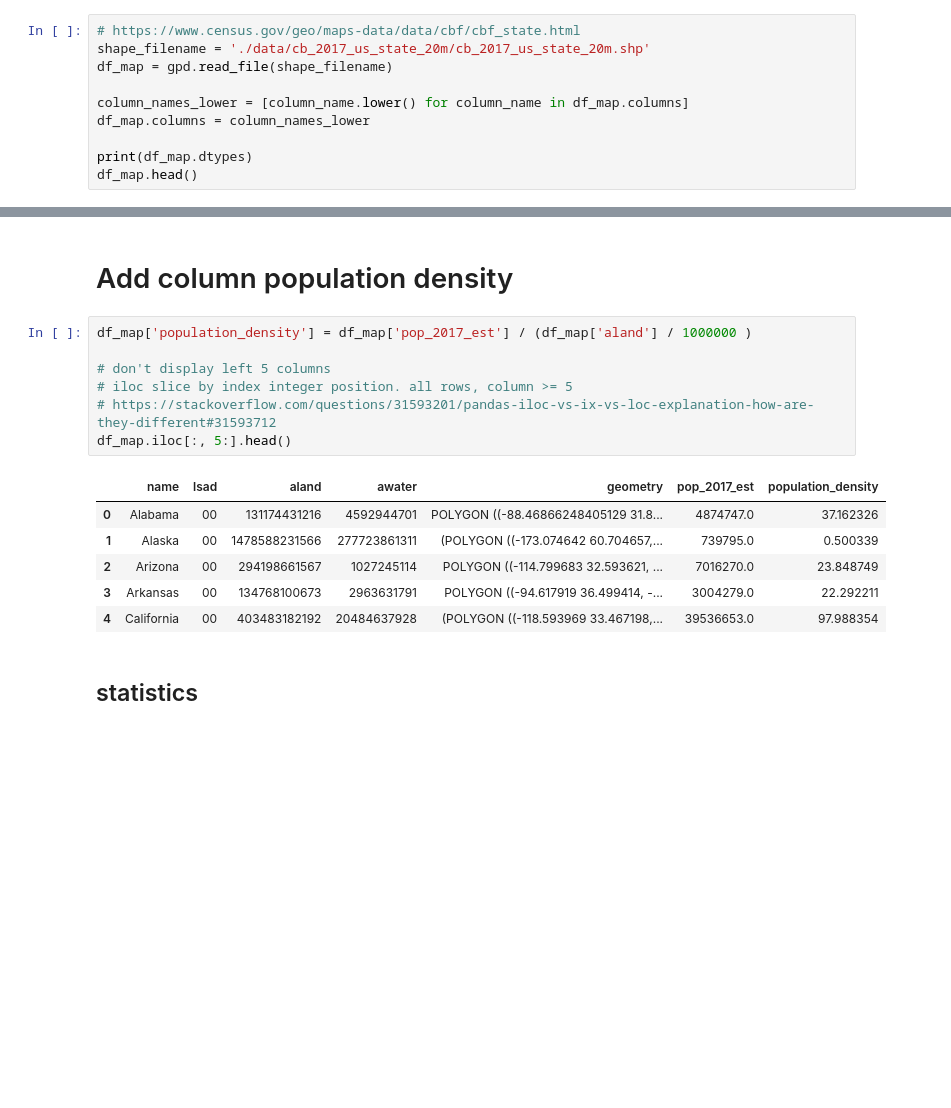
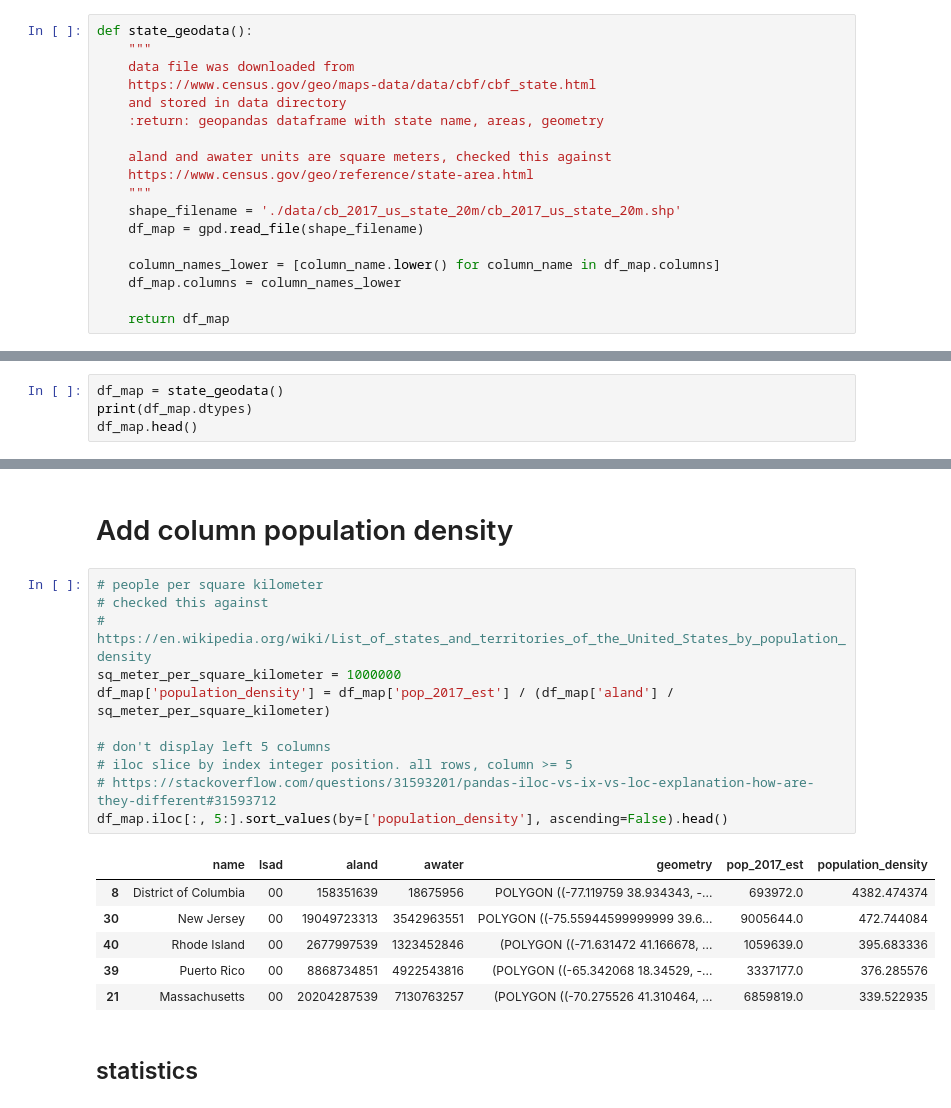
Before and after one commit to beepscore/census_play, a Jupyter notebook: us_states.ipynb, the cells around one changed output, grey strips where cells are left out. Cells and saved outputs as stored; diff of their text form; blank space fills up the shorter version.

Commit message:
Extract method state_geodata. Add references.

```diff
--- a/us_states.ipynb
+++ b/us_states.ipynb
@@ -72,12 +72,20 @@ dtype: object
 # %% [markdown]
 # Create Geopandas GeoDataFrame via state shapefile
 # %%
-# https://www.census.gov/geo/maps-data/data/cbf/cbf_state.html
-shape_filename = './data/cb_2017_us_state_20m/cb_2017_us_state_20m.shp'
-df_map = gpd.read_file(shape_filename)
+def state_geodata():
+    """
+    data file was downloaded from
+    https://www.census.gov/geo/maps-data/data/cbf/cbf_state.html
+    and stored in data directory
+    :return: geopandas dataframe with state name, areas, geometry
 
-column_names_lower = [column_name.lower() for column_name in df_map.columns]
-df_map.columns = column_names_lower
+    aland and awater units are square meters, checked this against
+    https://www.census.gov/geo/reference/state-area.html
+    """
+    shape_filename = './data/cb_2017_us_state_20m/cb_2017_us_state_20m.shp'
+    df_map = gpd.read_file(shape_filename)
 
-print(df_map.dtypes)
-df_map.head()
+    column_names_lower = [column_name.lower() for column_name in df_map.columns]
+    df_map.columns = column_names_lower
+
+    return df_map
@@ -101,0 +92,4 @@ dtype: object
+# %%
+df_map = state_geodata()
+print(df_map.dtypes)
+df_map.head()
@@ -114,19 +126,23 @@ df_map.head()
 # %% [markdown]
 # Add column population density
 # %%
-df_map['population_density'] = df_map['pop_2017_est'] / (df_map['aland'] / 1000000 )
+# people per square kilometer
+# checked this against
+# https://en.wikipedia.org/wiki/List_of_states_and_territories_of_the_United_States_by_population_density
+sq_meter_per_square_kilometer = 1000000
+df_map['population_density'] = df_map['pop_2017_est'] / (df_map['aland'] / sq_meter_per_square_kilometer)
 
 # don't display left 5 columns
 # iloc slice by index integer position. all rows, column >= 5
 # https://stackoverflow.com/questions/31593201/pandas-iloc-vs-ix-vs-loc-explanation-how-are-they-different#31593712
-df_map.iloc[:, 5:].head()
+df_map.iloc[:, 5:].sort_values(by=['population_density'], ascending=False).head()
 # %% [output]
 |  | name | lsad | aland | awater | geometry | pop_2017_est | population_density |
-| 0 | Alabama | 00 | 131174431216 | 4592944701 | POLYGON ((-88.46866248405129 31.8... | 4874747.0 | 37.162326 |
-| 1 | Alaska | 00 | 1478588231566 | 277723861311 | (POLYGON ((-173.074642 60.704657,... | 739795.0 | 0.500339 |
-| 2 | Arizona | 00 | 294198661567 | 1027245114 | POLYGON ((-114.799683 32.593621, ... | 7016270.0 | 23.848749 |
-| 3 | Arkansas | 00 | 134768100673 | 2963631791 | POLYGON ((-94.617919 36.499414, -... | 3004279.0 | 22.292211 |
-| 4 | California | 00 | 403483182192 | 20484637928 | (POLYGON ((-118.593969 33.467198,... | 39536653.0 | 97.988354 |
+| 8 | District of Columbia | 00 | 158351639 | 18675956 | POLYGON ((-77.119759 38.934343, -... | 693972.0 | 4382.474374 |
+| 30 | New Jersey | 00 | 19049723313 | 3542963551 | POLYGON ((-75.55944599999999 39.6... | 9005644.0 | 472.744084 |
+| 40 | Rhode Island | 00 | 2677997539 | 1323452846 | (POLYGON ((-71.631472 41.166678, ... | 1059639.0 | 395.683336 |
+| 39 | Puerto Rico | 00 | 8868734851 | 4922543816 | (POLYGON ((-65.342068 18.34529, -... | 3337177.0 | 376.285576 |
+| 21 | Massachusetts | 00 | 20204287539 | 7130763257 | (POLYGON ((-70.275526 41.310464, ... | 6859819.0 | 339.522935 |
 # %% [markdown]
 ## statistics
 # %%
```
Also changed, not shown: parts of 5 cells of this notebook, 1 other file.
